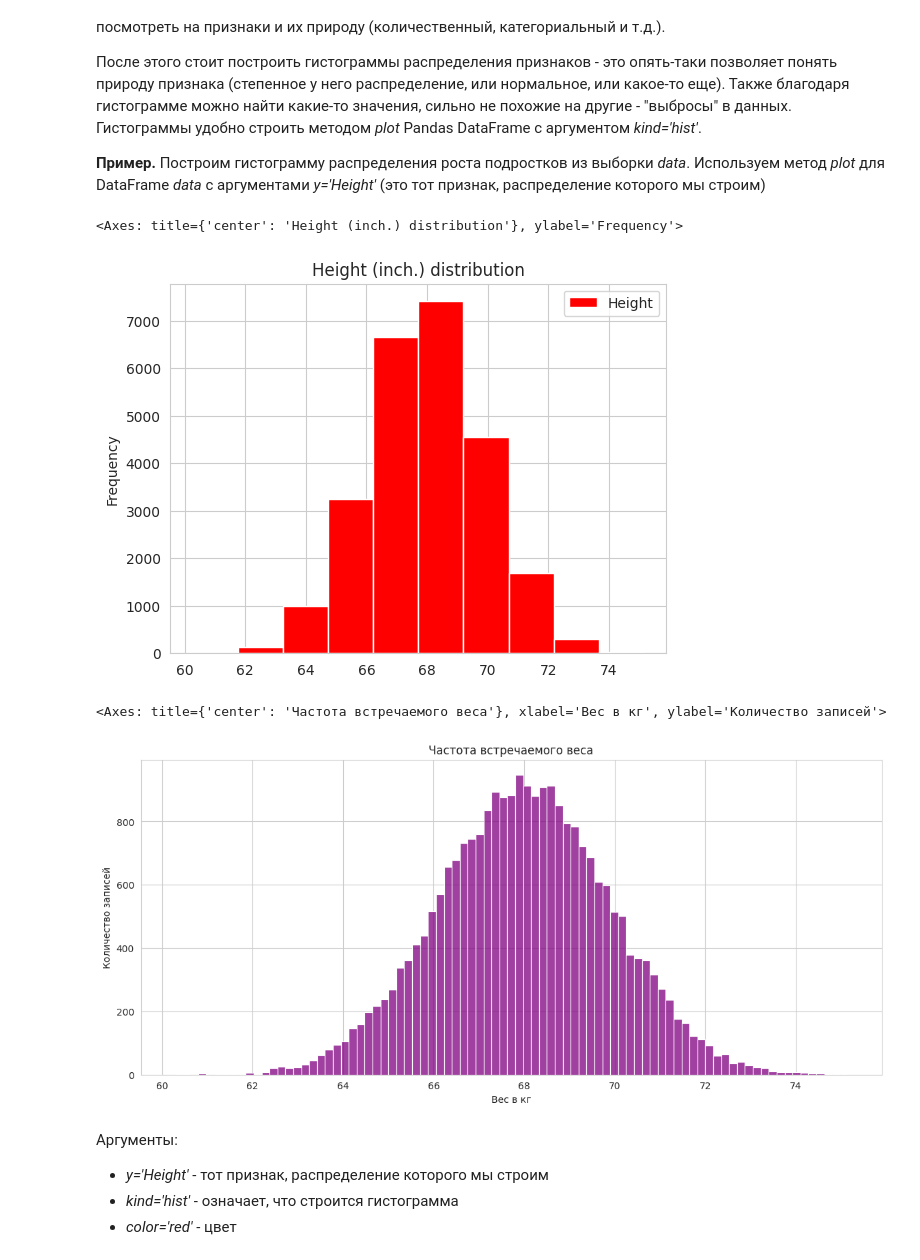
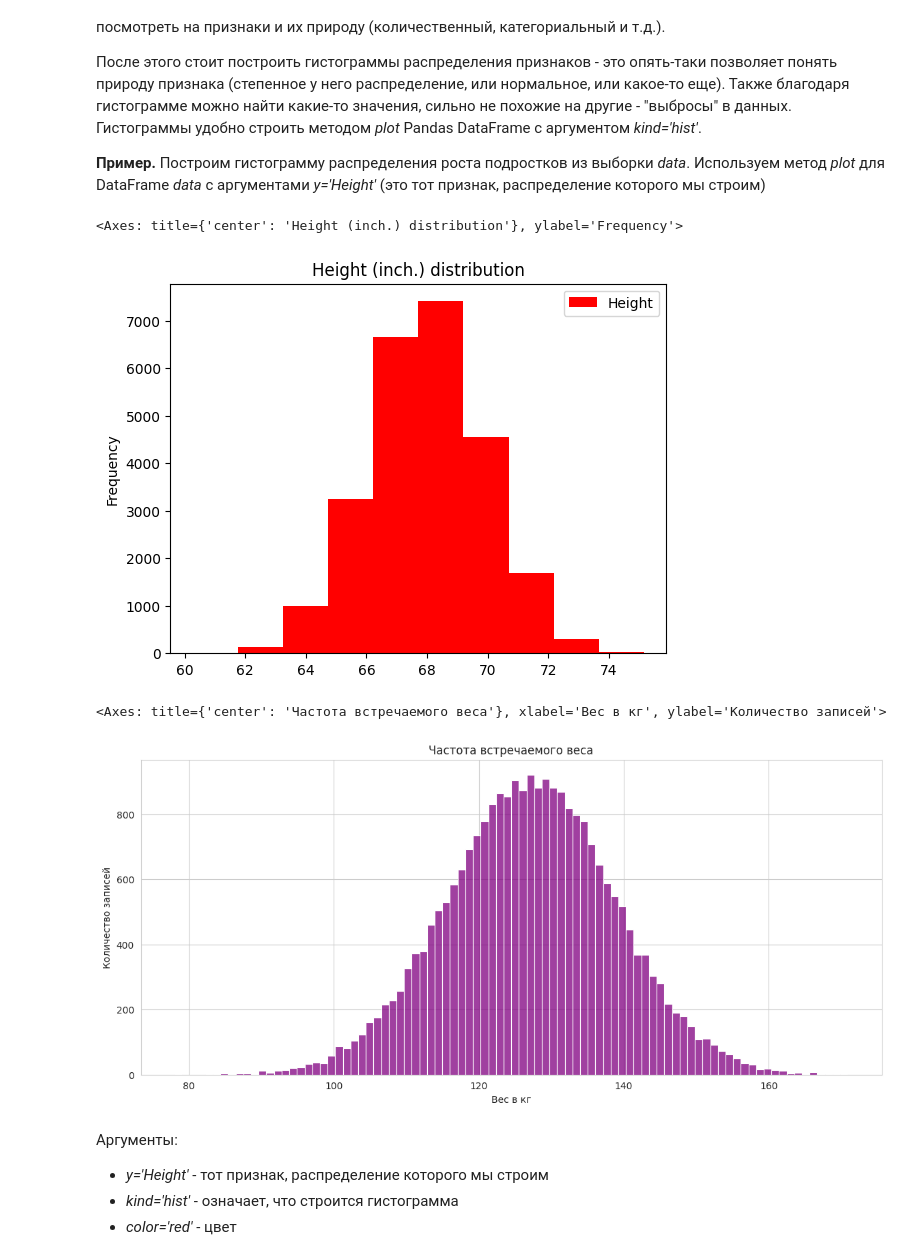
Before and after one commit to gerrenme/linear_regression_on_height_predict, a Jupyter notebook: linear_regression_task.ipynb, the cells around one changed output. Cells and saved outputs as stored; diff of their text form; code cells hidden in the pictures.

```diff
--- a/linear_regression_task.ipynb
+++ b/linear_regression_task.ipynb
@@ -32,9 +32,9 @@ import matplotlib.pyplot as plt
 # %% [markdown]
 Считаем данные по росту и весу (*weights_heights.csv*, приложенный в задании) в объект Pandas DataFrame:
 # %%
-height_data = pd.read_csv("datasets/weights_heights.csv", index_col="Index")
+person_data = pd.read_csv("datasets/weights_heights.csv", index_col="Index")
 
-height_data.head(5)
+person_data.head(5)
 # %% [output]
 |  | Height | Weight |
 | Index |  |  |
@@ -51,11 +51,11 @@ height_data.head(5)
 
 **Пример.** Построим гистограмму распределения роста подростков из выборки *data*. Используем метод *plot* для DataFrame *data* c аргументами *y='Height'* (это тот признак, распределение которого мы строим)
 # %%
-height_data.plot(y='Height', kind='hist',
+person_data.plot(y='Height', kind='hist',
            color='red',  title='Height (inch.) distribution')
 # %% [output]
 <Axes: title={'center': 'Height (inch.) distribution'}, ylabel='Frequency'>
-[figure, old version]
+[figure, new version]
 # %%
 plt.figure(figsize=(14, 6))
 plt.title("Частота встречаемого веса")
@@ -63,10 +63,10 @@ plt.xlabel("Вес в кг")
 plt.ylabel("Количество записей")
 
 sns.set_style("whitegrid")
-sns.histplot(data=height_data, x="Height", color="purple")
+sns.histplot(data=person_data, x="Weight", color="purple")
 # %% [output]
 <Axes: title={'center': 'Частота встречаемого веса'}, xlabel='Вес в кг', ylabel='Количество записей'>
-[figure, old version]
+[figure, new version]
 # %% [markdown]
 Аргументы:
 
```
Also changed, not shown: parts of 25 cells of this notebook.
